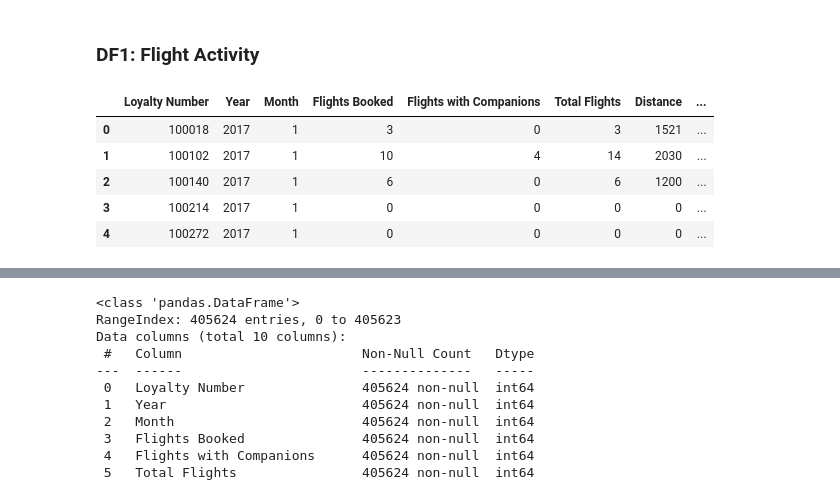
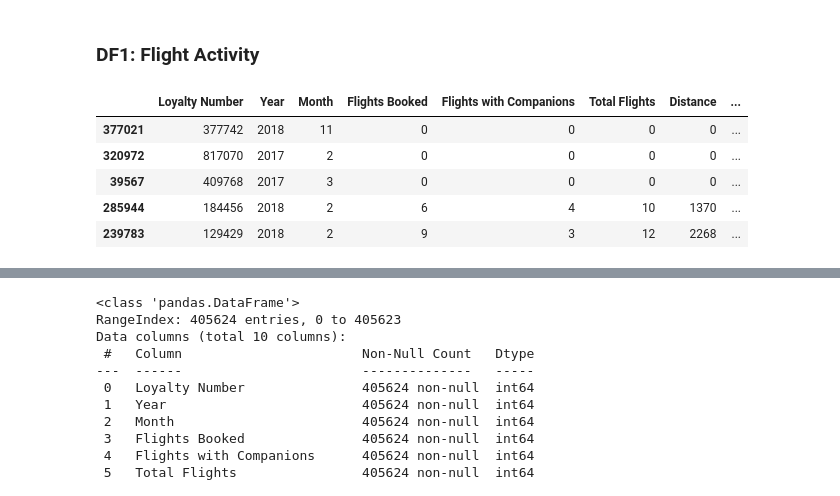
Before and after one commit to Adalab/bda-modulo-3-evaluacion-final-MATC-90, a Jupyter notebook: src/notebooks/01_EDA_Merge_and_Cleaning.ipynb, the cells around one changed output, grey strips where cells are left out. Cells and saved outputs as stored; diff of their text form; code cells hidden in the pictures.

```diff
--- a/src/notebooks/01_EDA_Union_y_limpieza.ipynb
+++ b/src/notebooks/01_EDA_Merge_and_Cleaning.ipynb
@@ -23,11 +31,11 @@ df_loyalty.shape
 # %% [markdown]
 ### DF1: Flight Activity
 # %%
-df_flight_activity.head()
+df_flight_activity.sample(5)
 # %% [output]
 |  | Loyalty Number | Year | Month | Flights Booked | Flights with Companions | Total Flights | Distance | ... |
-| 0 | 100018 | 2017 | 1 | 3 | 0 | 3 | 1521 | ... |
-| 1 | 100102 | 2017 | 1 | 10 | 4 | 14 | 2030 | ... |
-| 2 | 100140 | 2017 | 1 | 6 | 0 | 6 | 1200 | ... |
-| 3 | 100214 | 2017 | 1 | 0 | 0 | 0 | 0 | ... |
-| 4 | 100272 | 2017 | 1 | 0 | 0 | 0 | 0 | ... |
+| 377021 | 377742 | 2018 | 11 | 0 | 0 | 0 | 0 | ... |
+| 320972 | 817070 | 2017 | 2 | 0 | 0 | 0 | 0 | ... |
+| 39567 | 409768 | 2017 | 3 | 0 | 0 | 0 | 0 | ... |
+| 285944 | 184456 | 2018 | 2 | 6 | 4 | 10 | 1370 | ... |
+| 239783 | 129429 | 2018 | 2 | 9 | 3 | 12 | 2268 | ... |
```
Also changed, not shown: parts of 26 cells of this notebook, 1 other file.
